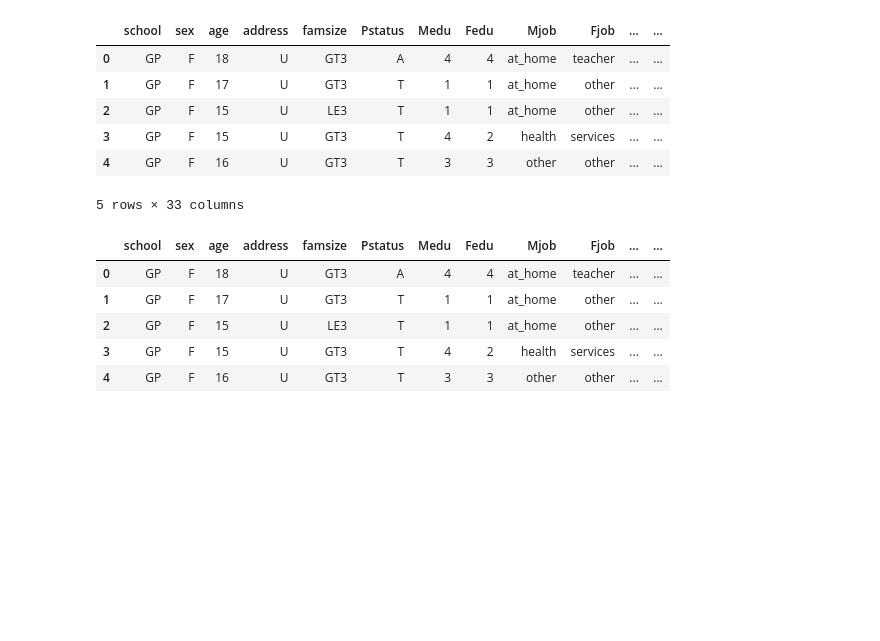
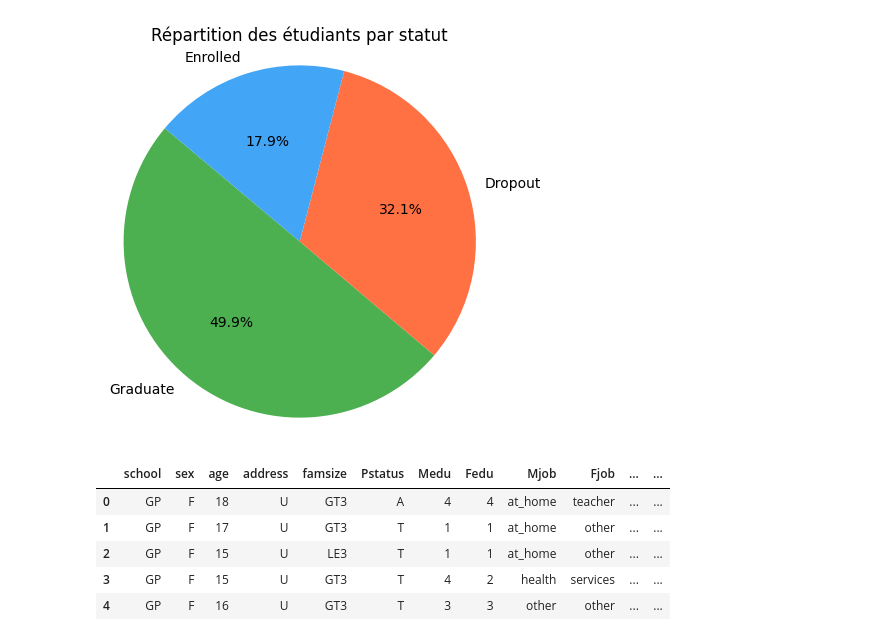
Before and after one commit to rjonathan/du-mlia, a Jupyter notebook: script1.ipynb, the cells around one changed output. Saved outputs shown, nothing was run; the diff lists cells and outputs as text; code cells hidden in the pictures; blank space fills up the shorter version.

```diff
--- a/script1.ipynb
+++ b/script1.ipynb
@@ -3,19 +3,36 @@ import matplotlib.pyplot as plt
 import pandas as pd
 import numpy as np
 # %%
+import matplotlib.pyplot as plt
+
+
 # ###################################
 # Chargement des datas
 # ###################################
 dataEtudeSup = pd.read_csv('./data/etudes-superieurs.csv',sep=';',  dtype={0: str})
 dataEtudeSup.head()  # Print the first rows of the dataframe
+
+
+
+# ###################################
+# target
+# ###################################
+target_counts = dataEtudeSup['Target'].value_counts()
+
+plt.figure(figsize=(5, 5))
+plt.pie(
+    target_counts,
+    labels=target_counts.index,
+    autopct='%1.1f%%',
+    startangle=140,
+    colors=['#4CAF50', '#FF7043', '#42A5F5']  # couleurs optionnelles
+)
+
+plt.title("Répartition des étudiants par statut")
+plt.axis('equal')  # Pour un cercle parfait
+plt.show()
 # %% [output]
-|  | school | sex | age | address | famsize | Pstatus | Medu | Fedu | Mjob | Fjob | ... | ... |
-| 0 | GP | F | 18 | U | GT3 | A | 4 | 4 | at_home | teacher | ... | ... |
-| 1 | GP | F | 17 | U | GT3 | T | 1 | 1 | at_home | other | ... | ... |
-| 2 | GP | F | 15 | U | LE3 | T | 1 | 1 | at_home | other | ... | ... |
-| 3 | GP | F | 15 | U | GT3 | T | 4 | 2 | health | services | ... | ... |
-| 4 | GP | F | 16 | U | GT3 | T | 3 | 3 | other | other | ... | ... |
-5 rows × 33 columns
+[figure, added]
 # %%
 dataMath = pd.read_csv('./data/student/student-mat.csv',sep=';',  dtype={0: str})
 dataMath.head()
```
Also changed, not shown: parts of 2 cells of this notebook, 1 other file.
